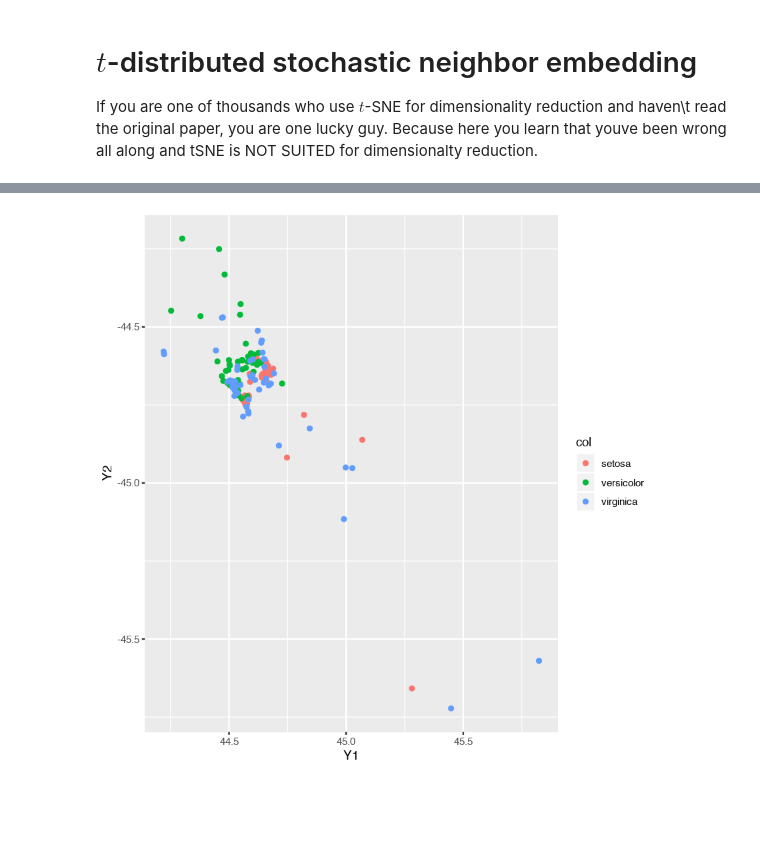
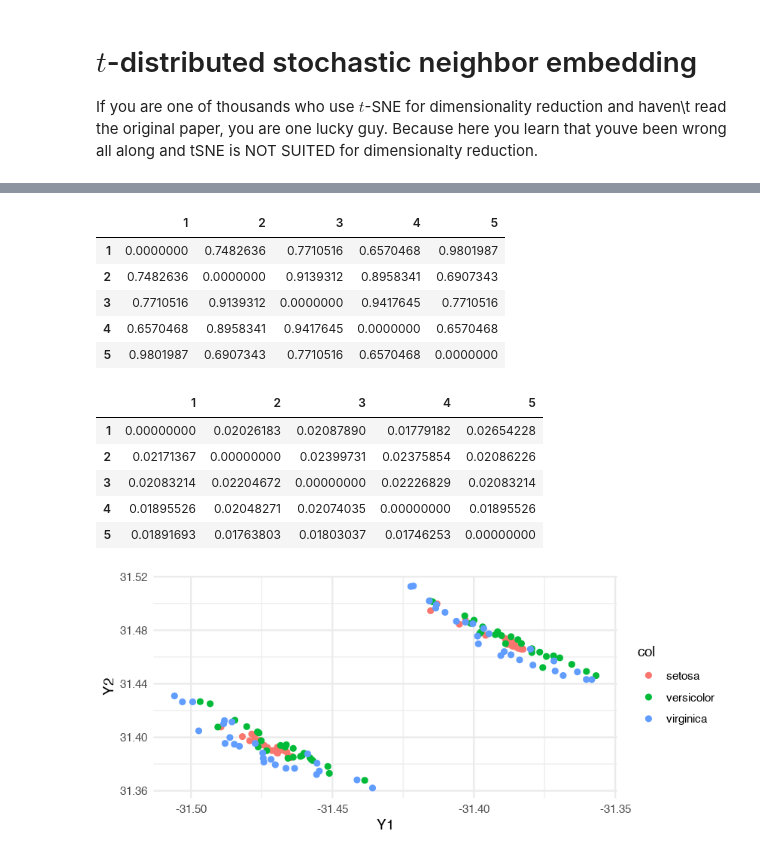
Before and after one commit to dirmeier/etudes, a Jupyter notebook: tsne.ipynb, the cells around one changed output, grey strips where cells are left out. Drawn from its saved outputs; the diff is of its cells as text; code cells hidden in the pictures; blank space fills up the shorter version.

```diff
--- a/tsne.ipynb
+++ b/tsne.ipynb
@@ -14,0 +30,9 @@ rbf <-kernlab::rbfdot(sigma=1)
+# %%
+cov(X)[1:5, 1:5]
+# %% [output]
+|  | 1 | 2 | 3 | 4 | 5 |
+| 1 | 0.0000000 | 0.7482636 | 0.7710516 | 0.6570468 | 0.9801987 |
+| 2 | 0.7482636 | 0.0000000 | 0.9139312 | 0.8958341 | 0.6907343 |
+| 3 | 0.7710516 | 0.9139312 | 0.0000000 | 0.9417645 | 0.7710516 |
+| 4 | 0.6570468 | 0.8958341 | 0.9417645 | 0.0000000 | 0.6570468 |
+| 5 | 0.9801987 | 0.6907343 | 0.7710516 | 0.6570468 | 0.0000000 |
@@ -14,0 +45,9 @@ rbf <-kernlab::rbfdot(sigma=1)
+# %%
+gaussians(X, rbf, seq(5))[1:5, 1:5]
+# %% [output]
+|  | 1 | 2 | 3 | 4 | 5 |
+| 1 | 0.00000000 | 0.02026183 | 0.02087890 | 0.01779182 | 0.02654228 |
+| 2 | 0.02171367 | 0.00000000 | 0.02399731 | 0.02375854 | 0.02086226 |
+| 3 | 0.02083214 | 0.02204672 | 0.00000000 | 0.02226829 | 0.02083214 |
+| 4 | 0.01895526 | 0.02048271 | 0.02074035 | 0.00000000 | 0.01895526 |
+| 5 | 0.01891693 | 0.01763803 | 0.01803037 | 0.01746253 | 0.00000000 |
@@ -15,7 +84,9 @@ rbf <-kernlab::rbfdot(sigma=1)
+# %%
+sigs <- sigmas(X, 50)
 # %%
-gaussians <- function(X, rbf)
+students <- function(X, rbf)
 {
-    K <- kernelMatrix(rbf, X)
-    diag(K) <- 0
-    K / (apply(K, 2, sum) - 1)
+    K <- cov(X, rbf)
+    K <- 1 / (1 - log(K))
+    K / apply(K, 1, sum)
 }
@@ -30,8 +93,8 @@ students <- function(X, rbf)
 # %%
-p <- gaussians(K, rbf)
+p <- gaussians(X, rbf, sigs)
 p <- (p + t(p)) / (2 * nrow(X))
 # %%
-eta <- 5
+eta <- .5
 # %%
 gradient <- function(p, q, y)
 {
@@ -53,6 +118,7 @@ for (t in seq(1000))
 # %%
 data.frame(Y1=y[,1], Y2=y[,2], col=iris$Species) %>%
     ggplot() +
-    geom_point(aes(Y1, Y2, col=col))
+    geom_point(aes(Y1, Y2, col=col)) +
+    theme_minimal()
 # %% [output]
-[figure, old version]
+[figure, new version]
```
Also changed, not shown: parts of 10 cells of this notebook.
